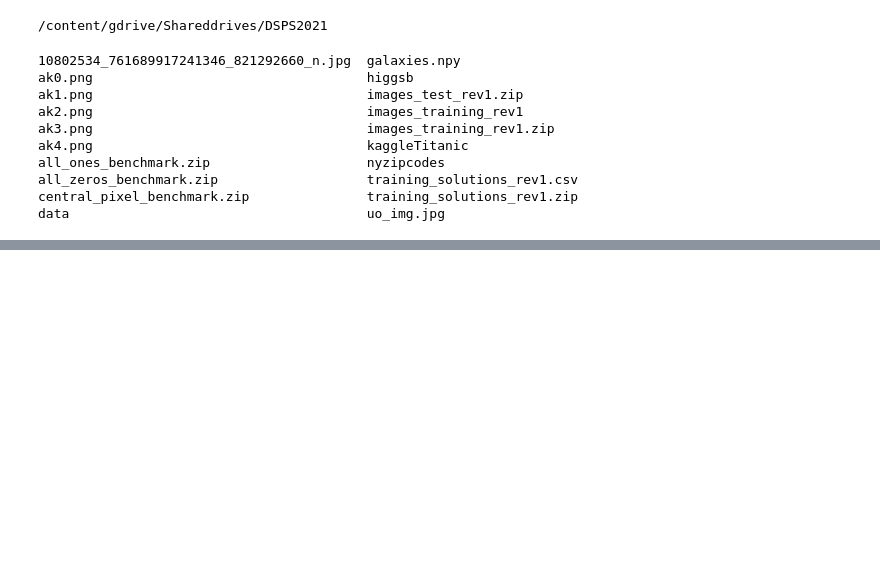
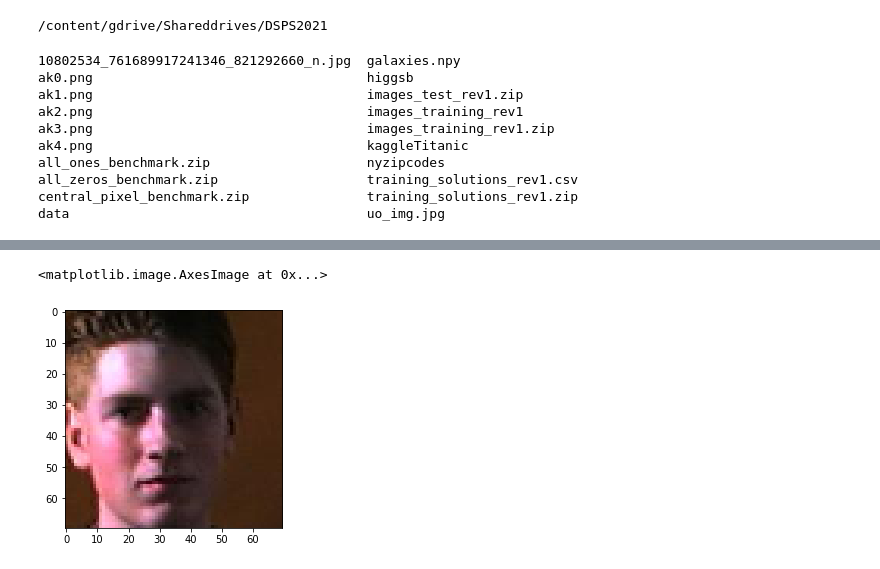
Before and after one commit to skumarudel/DSPS_SKumar, a Jupyter notebook: HW10/AutoEncoders_OnFaces.ipynb, the cells around one changed output, grey strips where cells are left out. Cells and saved outputs as stored; diff of their text form; code cells hidden in the pictures; blank space fills up the shorter version.

```diff
--- a/HW10/AutoEncoders_OnFaces.ipynb
+++ b/HW10/AutoEncoders_OnFaces.ipynb
@@ -37,0 +57,5 @@ data                                      uo_img.jpg
+# %%
+pl.imshow(np_im[25:165:2,25:165:2])
+# %% [output]
+<matplotlib.image.AxesImage at 0x...>
+[figure, added]
```
Also changed, not shown: parts of 18 cells of this notebook.
